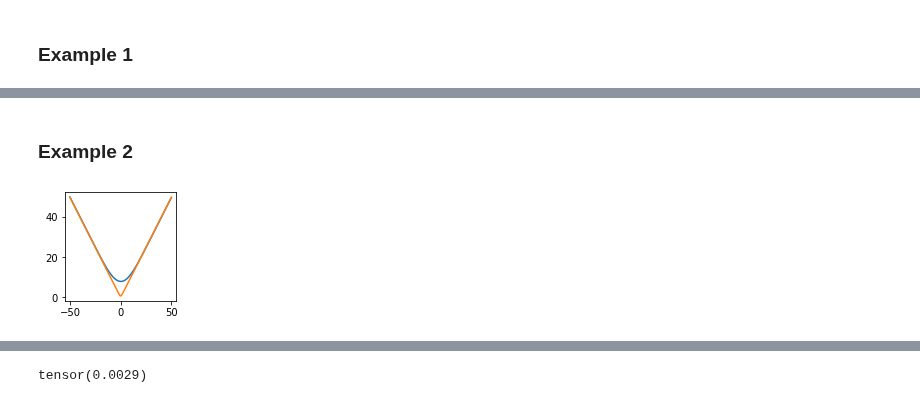
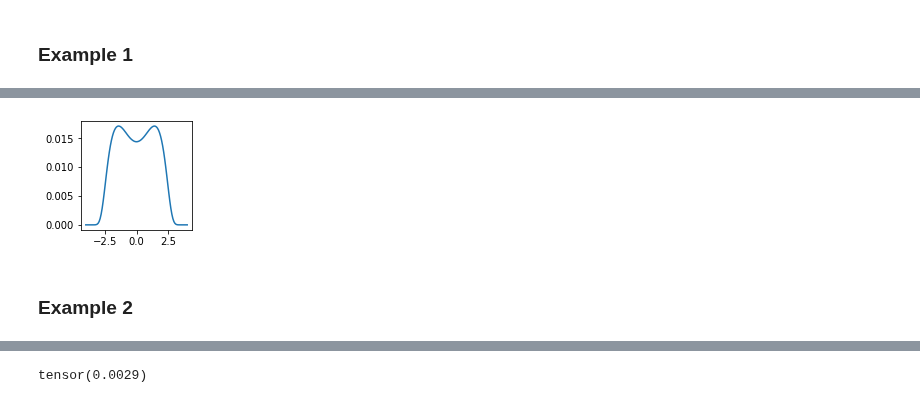
Before and after one commit to mackelab/neuralgbi, a Jupyter notebook: paper/fig3/notebooks/1_misspecified_emulator.ipynb, the cells around one changed output, grey strips where cells are left out. Drawn from its saved outputs; the diff is of its cells as text; code cells hidden in the pictures.

Commit message:
worked out evidence example and misspecified distance learning

```diff
--- a/paper/fig3/notebooks/1_misspecified_emulator.ipynb
+++ b/paper/fig3/notebooks/1_misspecified_emulator.ipynb
@@ -101,2 +95,10 @@ plt.show()
+# %%
+func1 = torch.exp(-1/optimal_beta*dists) / sqrt(tensor(optimal_beta))
+normalizer = func1.sum()
+fig, ax = plt.subplots(1, 1, figsize=(2, 2))
+_ = ax.plot(thetas.numpy(), func1.numpy())
+plt.show()
+# %% [output]
+[figure, added]
 # %% [markdown]
 ### Example 2
@@ -113,7 +104,0 @@ distance2 = (torch.abs(xos - s2)).mean(dim=0)
-# %%
-fig, ax = plt.subplots(1, 1, figsize=(2, 2))
-_ = ax.plot(xos.numpy(), distance1.numpy())
-_ = ax.plot(xos.numpy(), distance2.numpy())
-plt.show()
-# %% [output]
-[figure, removed]
```
Also changed, not shown: parts of 16 cells of this notebook, 2 other files.
